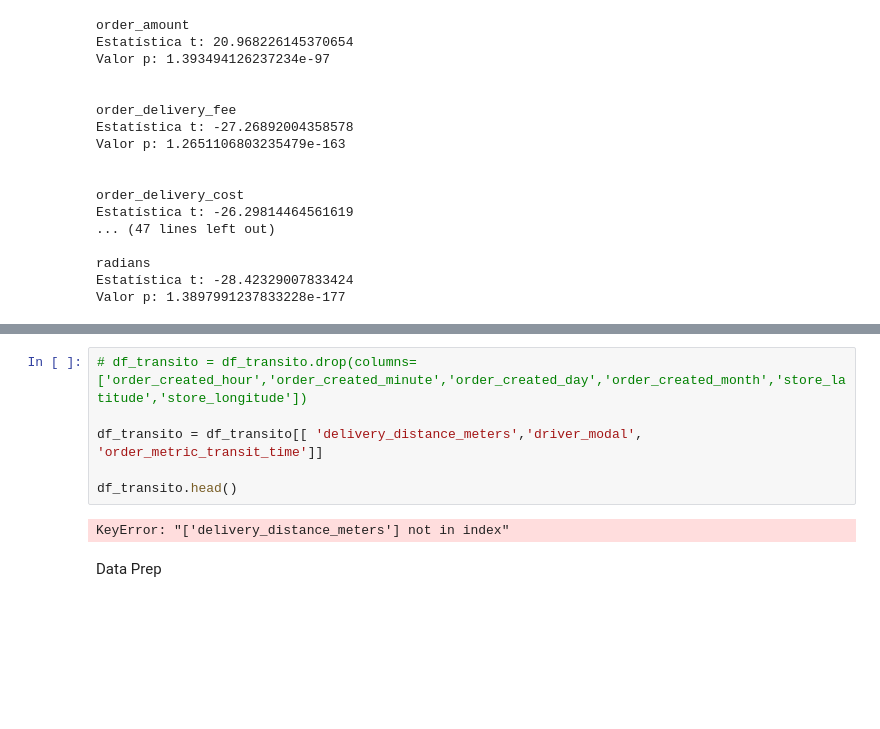
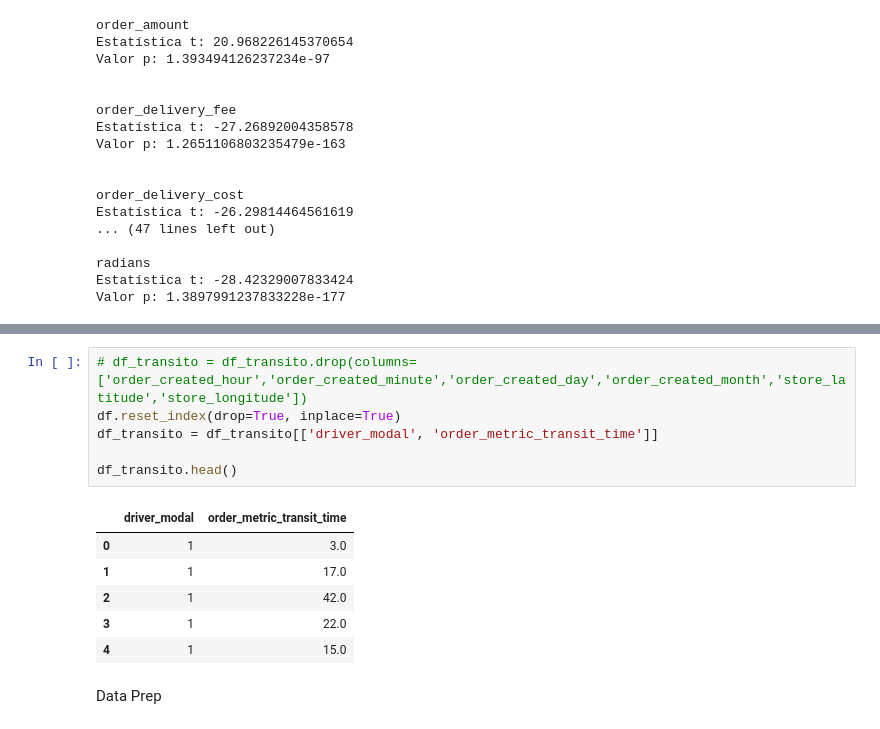
Before and after one commit to PedroMatusita/Previsao, a Jupyter notebook: matusita.ipynb, the cells around one changed output, grey strips where cells are left out. Cells and saved outputs as stored; diff of their text form; blank space fills up the shorter version.

```diff
--- a/matusita.ipynb
+++ b/matusita.ipynb
@@ -312,11 +317,16 @@ df_transito.head()
 # %%
 # df_transito = df_transito.drop(columns=['order_created_hour','order_created_minute','order_created_day','order_created_month','store_latitude','store_longitude'])
-
-df_transito = df_transito[[ 'delivery_distance_meters','driver_modal', 'order_metric_transit_time']]
+df.reset_index(drop=True, inplace=True)
+df_transito = df_transito[['driver_modal', 'order_metric_transit_time']]
 
 df_transito.head()
 # %% [output]
-KeyError: "['delivery_distance_meters'] not in index"
+|  | driver_modal | order_metric_transit_time |
+| 0 | 1 | 3.0 |
+| 1 | 1 | 17.0 |
+| 2 | 1 | 42.0 |
+| 3 | 1 | 22.0 |
+| 4 | 1 | 15.0 |
 # %% [markdown]
 Data Prep
 # %%
```
Also changed, not shown: parts of 10 cells of this notebook.
